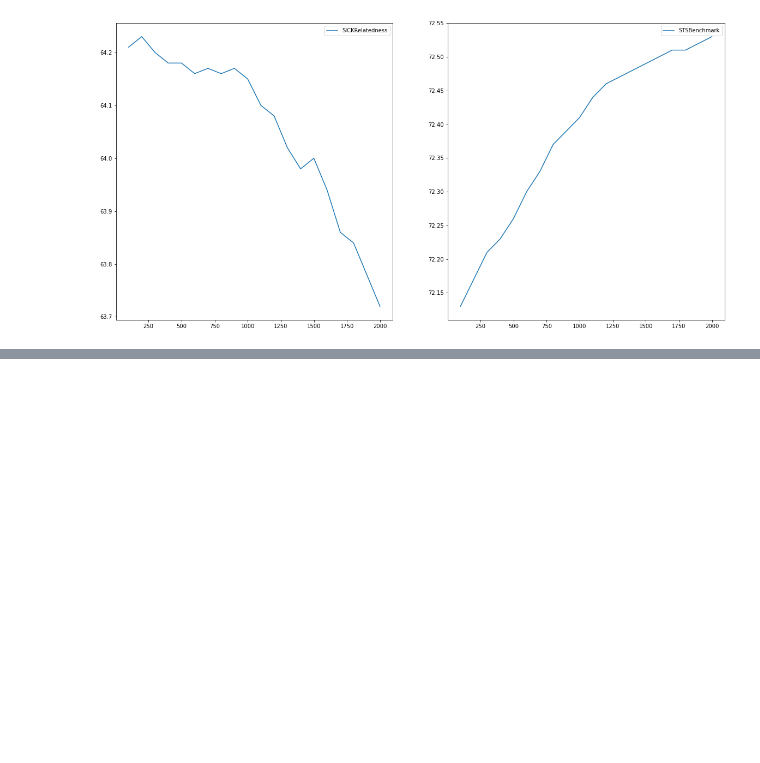
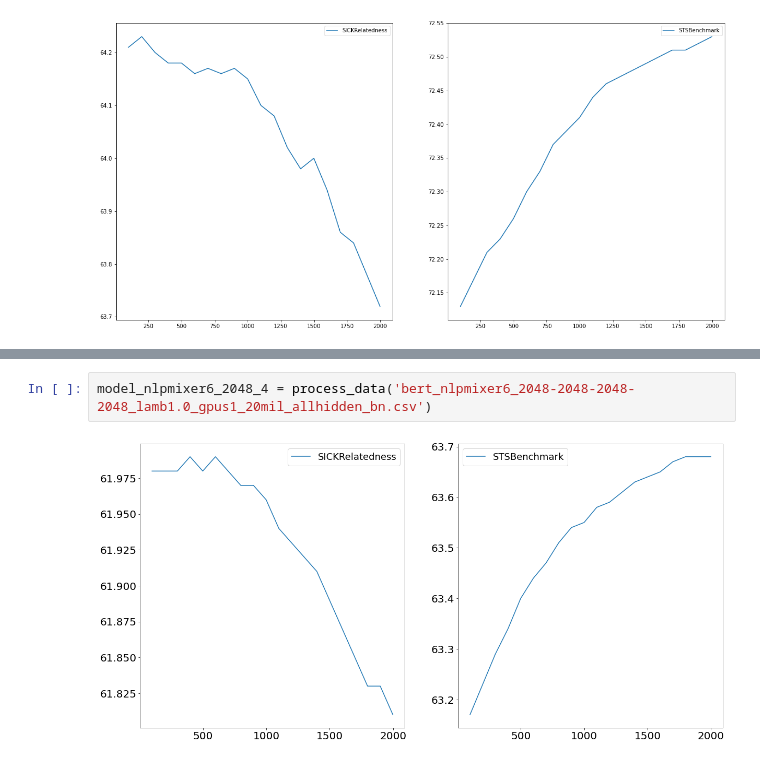
Before and after one commit to MaveriQ/barlowtwins, a Jupyter notebook: pl_model/senteval/result_plots.ipynb, the cells around one changed output, grey strips where cells are left out. Drawn from its saved outputs; the diff is of its cells as text; blank space fills up the shorter version.

```diff
--- a/pl_model/senteval/result_plots.ipynb
+++ b/pl_model/senteval/result_plots.ipynb
@@ -121,0 +130,4 @@ model_nlpmixer6_4096_2_100 = process_data('bert_nlpmixer6_4096-4096_lamb1.0_gpus
+# %%
+model_nlpmixer6_2048_4 = process_data('bert_nlpmixer6_2048-2048-2048-2048_lamb1.0_gpus1_20mil_allhidden_bn.csv')
+# %% [output]
+[figure, added]
```
Also changed, not shown: parts of 9 cells of this notebook, 10 other files.
